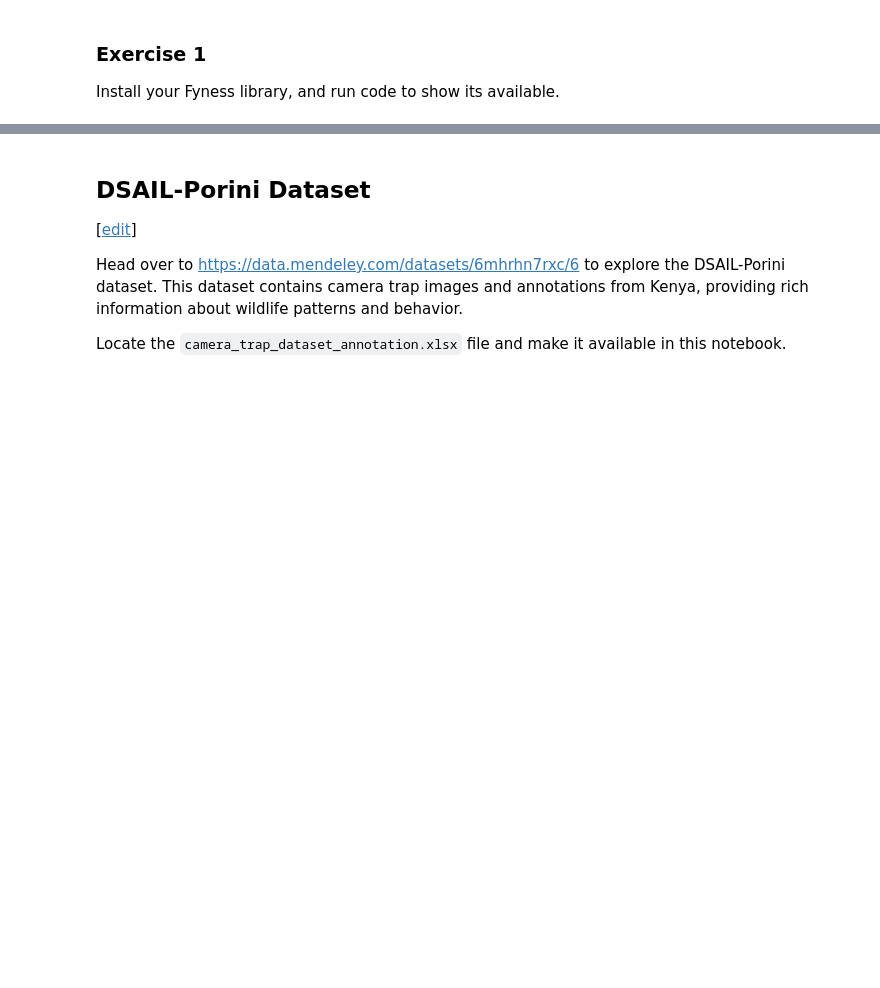
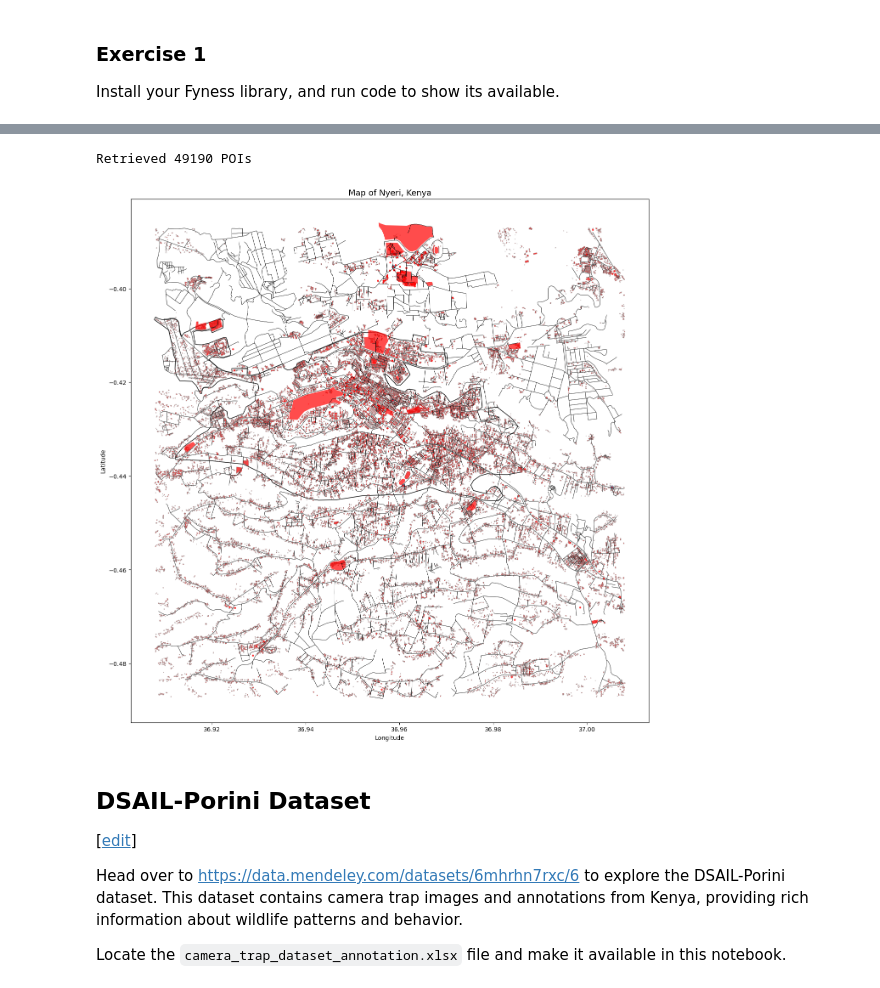
Before and after one commit to zippyzippy0/mlfc_practicals, a Jupyter notebook: _notebooks/03-dataset-joining-practical.ipynb, the cells around one changed output, grey strips where cells are left out. Saved outputs shown, nothing was run; the diff lists cells and outputs as text; code cells hidden in the pictures; blank space fills up the shorter version.

```diff
--- a/_notebooks/03-dataset-joining-practical.ipynb
+++ b/_notebooks/03-dataset-joining-practical.ipynb
@@ -82,6 +80,11 @@ fynesse = load_repo("zippyzippy0/fynesse_mlfc")
 # %%
 # Example: Plot a city map using your reusable function
-#finesse.access.plot_city_map('Nyeri, Kenya', -0.4371, 36.9580, 2)
+from fynesse_mlfc.fynesse import access
+
+access.plot_city_map("Nyeri, Kenya", -0.4371, 36.9580, zoom=2)
+# %% [output]
+Retrieved 49190 POIs
+[figure, added]
 # %% [markdown]
 ## DSAIL-Porini Dataset
 
```
Also changed, not shown: parts of 49 cells of this notebook.
